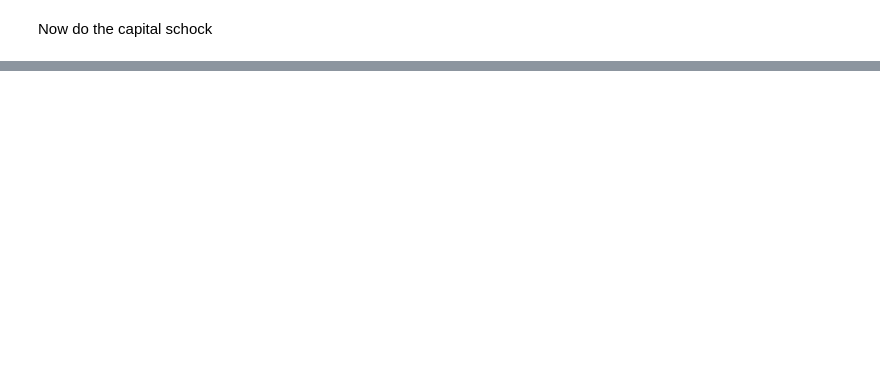
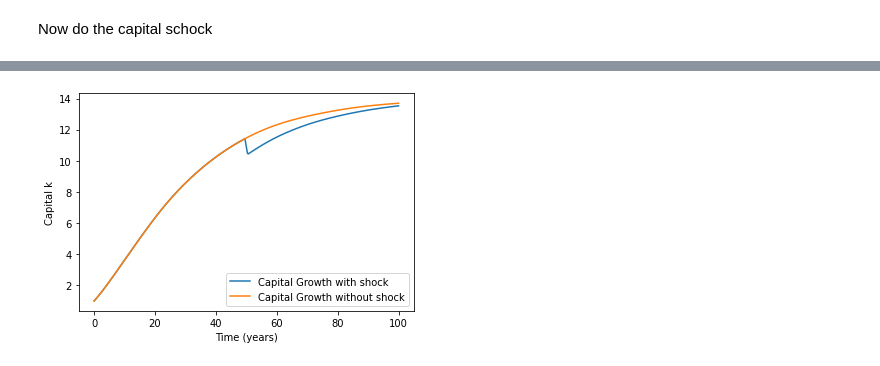
Before and after one commit to addmelo/volume4-project, a Jupyter notebook: Tyler Code.ipynb, the cells around one changed output, grey strips where cells are left out. Saved outputs shown, nothing was run; the diff lists cells and outputs as text; code cells hidden in the pictures; blank space fills up the shorter version.

```diff
--- a/Tyler Code.ipynb
+++ b/Tyler Code.ipynb
@@ -183,0 +242,10 @@ plt.show()
+# %%
+#Plot capital
+plt.plot(sol_shock.t,sol_shock.y[-1],label = "Capital Growth with shock")
+plt.plot(sol_normal.t,sol_normal.y[-1],label = "Capital Growth without shock")
+plt.legend()
+plt.xlabel("Time (years)")
+plt.ylabel("Capital k")
+plt.show()
+# %% [output]
+[figure, added]
```
Also changed, not shown: parts of 6 cells of this notebook.
